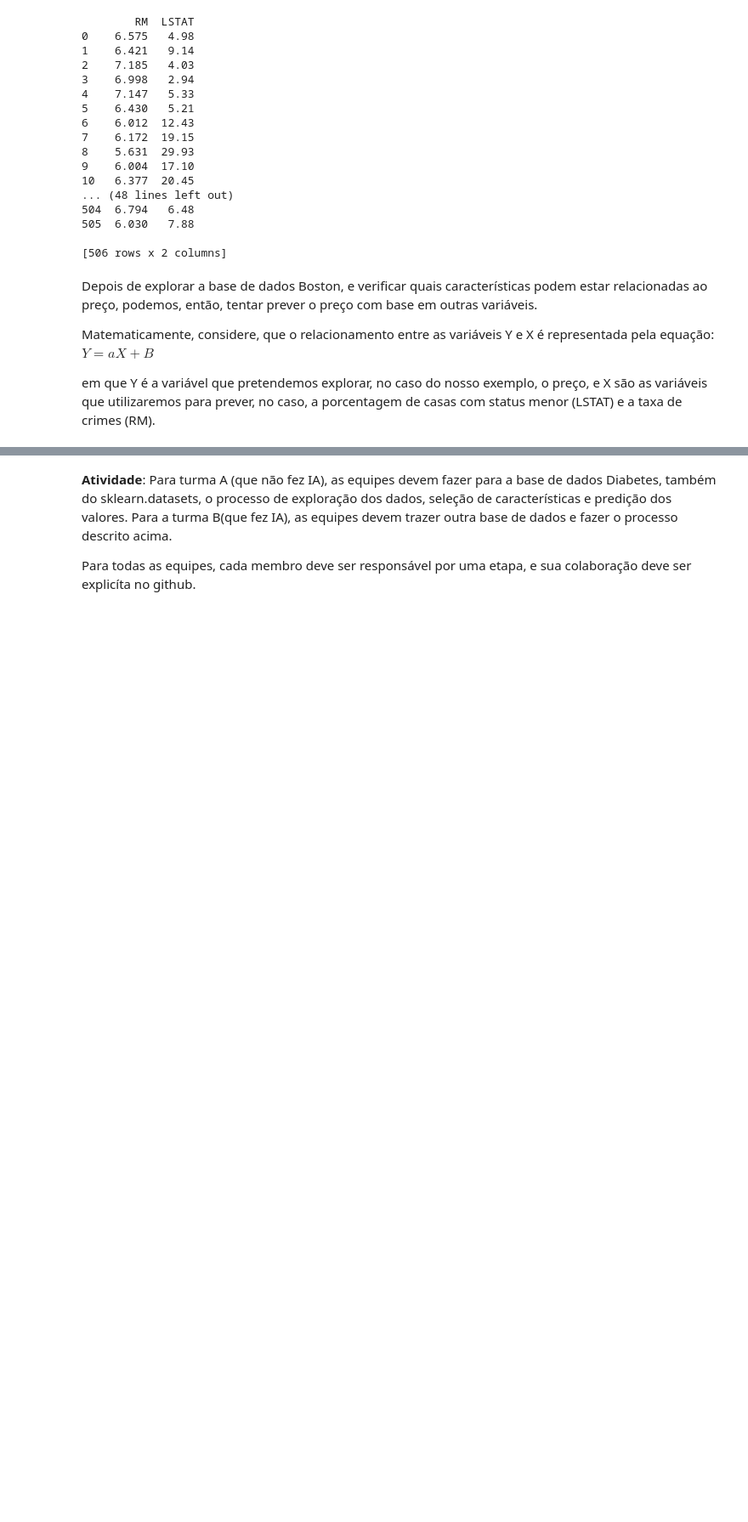
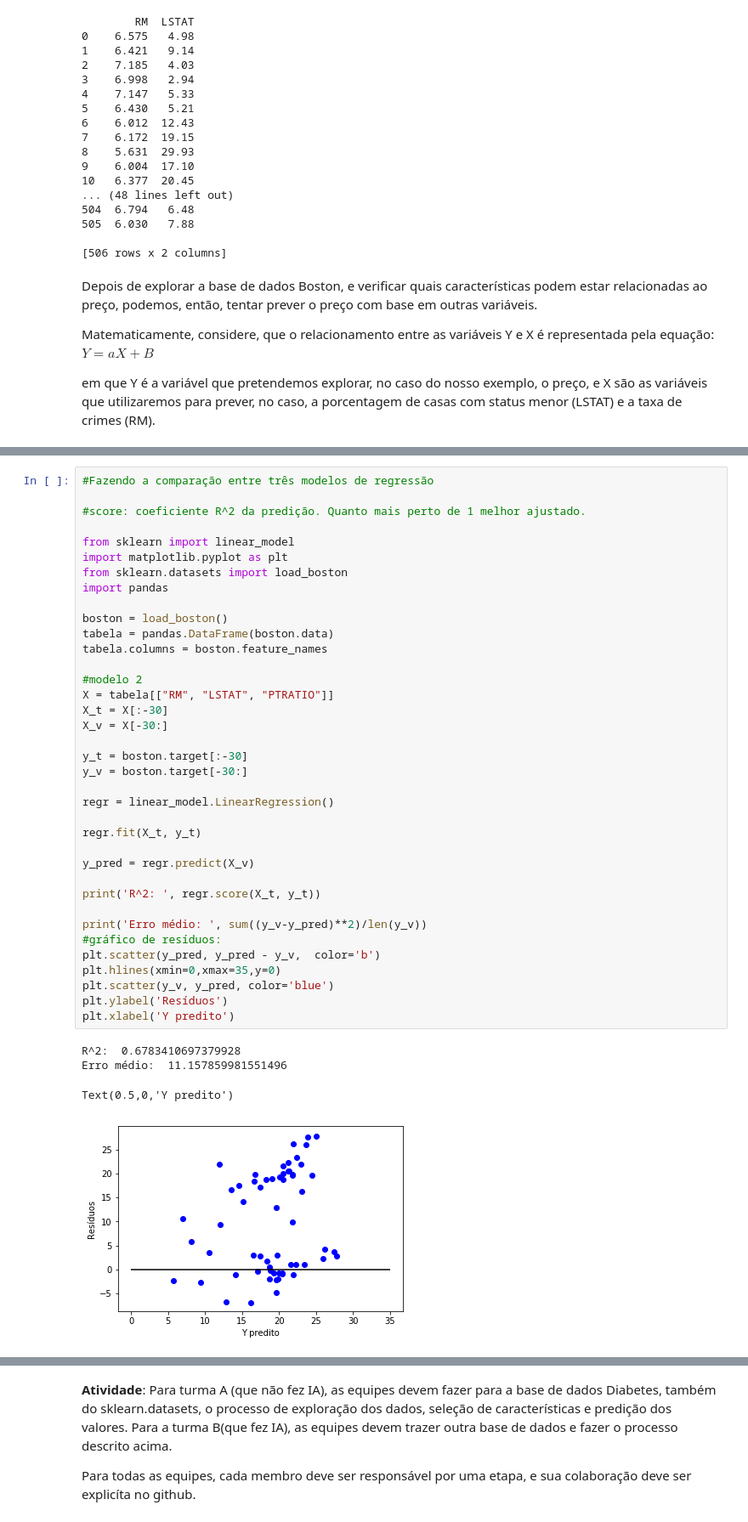
Before and after one commit to lucianaa/topicosIC, a Jupyter notebook: aula4.ipynb, the cells around one changed output, grey strips where cells are left out. Shown at 85% size. Saved outputs shown, nothing was run; the diff lists cells and outputs as text; blank space fills up the shorter version.

```diff
--- a/aula4.ipynb
+++ b/aula4.ipynb
@@ -210,0 +223,42 @@ Coeficientes:
+# %%
+#Fazendo a comparação entre três modelos de regressão
+
+#score: coeficiente R^2 da predição. Quanto mais perto de 1 melhor ajustado.
+
+from sklearn import linear_model
+import matplotlib.pyplot as plt
+from sklearn.datasets import load_boston
+import pandas
+
+boston = load_boston()
+tabela = pandas.DataFrame(boston.data)
+tabela.columns = boston.feature_names
+
+#modelo 2
+X = tabela[["RM", "LSTAT", "PTRATIO"]]
+X_t = X[:-30]
+X_v = X[-30:]
+
+y_t = boston.target[:-30]
+y_v = boston.target[-30:]
+
+regr = linear_model.LinearRegression()
+
+regr.fit(X_t, y_t)
+
+y_pred = regr.predict(X_v)
+
+print('R^2: ', regr.score(X_t, y_t))
+
+print('Erro médio: ', sum((y_v-y_pred)**2)/len(y_v))
+#gráfico de resíduos:
+plt.scatter(y_pred, y_pred - y_v,  color='b')
+plt.hlines(xmin=0,xmax=35,y=0)
+plt.scatter(y_v, y_pred, color='blue')
+plt.ylabel('Resíduos')
+plt.xlabel('Y predito')
+# %% [output]
+R^2:  0.6783410697379928
+Erro médio:  11.157859981551496
+Text(0.5,0,'Y predito')
+[figure, added]
```
Also changed, not shown: parts of 7 cells of this notebook.
